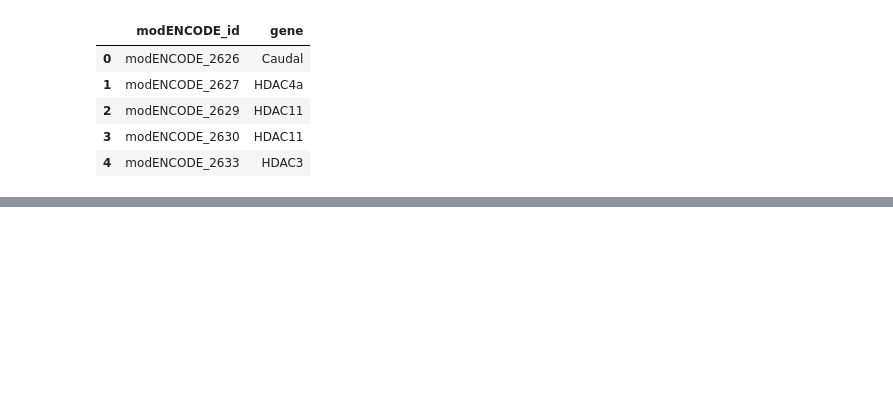
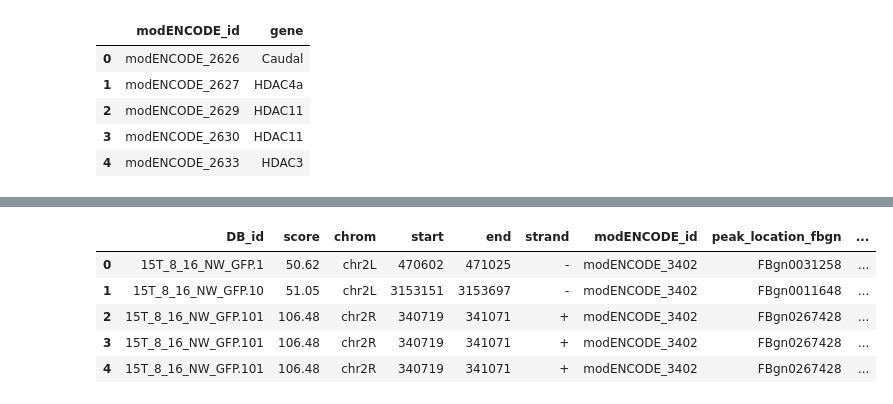
Before and after one commit to jfear/s2rnai, a Jupyter notebook: notebook/develop/2017-09-07_chipseq_from_csv.ipynb, the cells around one changed output, grey strips where cells are left out. Drawn from its saved outputs; the diff is of its cells as text; code cells hidden in the pictures; blank space fills up the shorter version.

```diff
--- a/notebook/develop/2017-09-07_chipseq_from_csv.ipynb
+++ b/notebook/develop/2017-09-07_chipseq_from_csv.ipynb
@@ -358,0 +294,6 @@ cnc
+# %%
+almost = almost.rename(columns={'gene_x': 'peak_location_fbgn'})
+almost = almost.rename(columns={'motif_FBgn_sum': 'TF_fbgn'})
+# %%
+#merge to add column for peak_location_symbol
+almost1 = almost.merge(symbolmap, left_on='peak_location_fbgn', right_on='ENSEMBL', how='left')
@@ -358,0 +309,14 @@ cnc
+# %%
+final = almost1[['DB_id', 'score', 'chrom', 'start', 'end', 'strand', 'modENCODE_id',
+       'peak_location_fbgn',
+       'peak_location_symbol', 'antibody', 'cell line', 'developmental stage',
+       'strain', 'target gene', 'tissue', 'TF', 'TF_fbgn']]
+# %%
+final.head()
+# %% [output]
+|  | DB_id | score | chrom | start | end | strand | modENCODE_id | peak_location_fbgn | ... |
+| 0 | 15T_8_16_NW_GFP.1 | 50.62 | chr2L | 470602 | 471025 | - | modENCODE_3402 | FBgn0031258 | ... |
+| 1 | 15T_8_16_NW_GFP.10 | 51.05 | chr2L | 3153151 | 3153697 | - | modENCODE_3402 | FBgn0011648 | ... |
+| 2 | 15T_8_16_NW_GFP.101 | 106.48 | chr2R | 340719 | 341071 | + | modENCODE_3402 | FBgn0267428 | ... |
+| 3 | 15T_8_16_NW_GFP.101 | 106.48 | chr2R | 340719 | 341071 | + | modENCODE_3402 | FBgn0267428 | ... |
+| 4 | 15T_8_16_NW_GFP.101 | 106.48 | chr2R | 340719 | 341071 | + | modENCODE_3402 | FBgn0267428 | ... |
```
Also changed, not shown: parts of 29 cells of this notebook.
